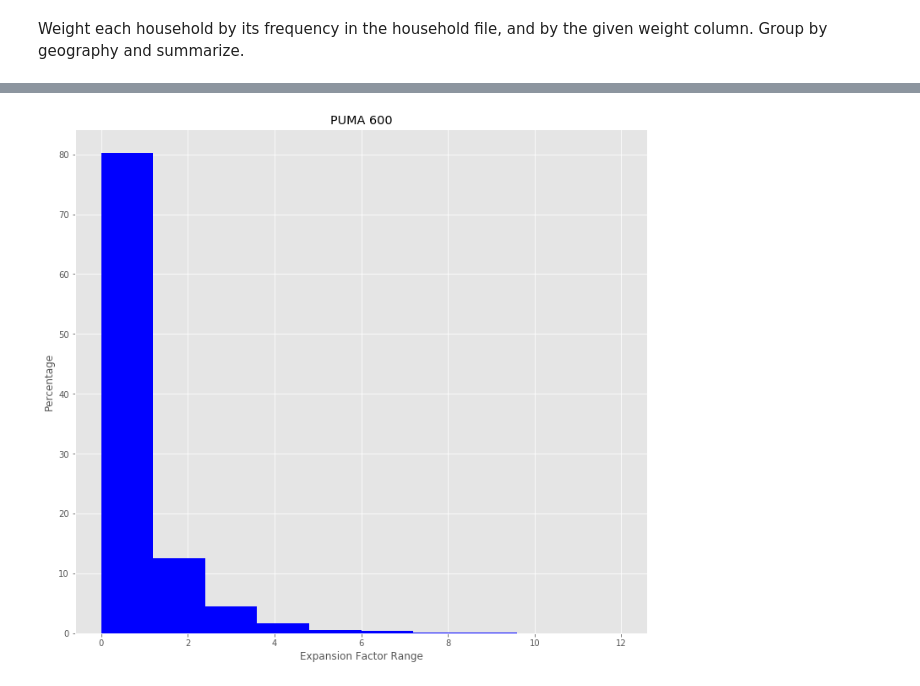
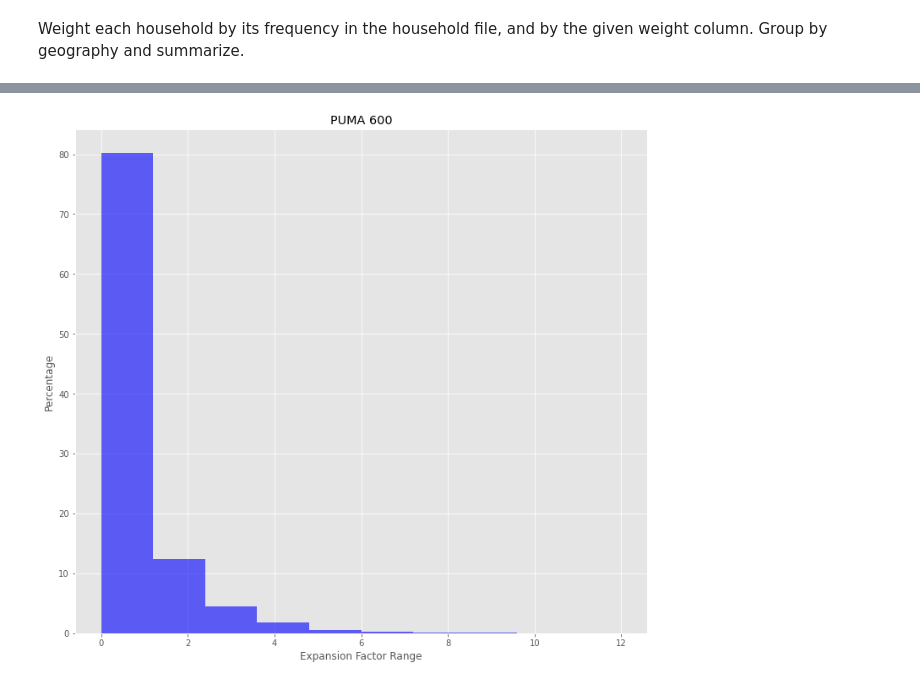
Before and after one commit to ActivitySim/populationsim, a Jupyter notebook: scripts/validation.ipynb, the cells around one changed output, grey strips where cells are left out. Saved outputs shown, nothing was run; the diff lists cells and outputs as text; code cells hidden in the pictures.

```diff
--- a/scripts/validation.ipynb
+++ b/scripts/validation.ipynb
@@ -158,7 +158,7 @@ summary_df.geography.unique()
 # %% [output]
 array(['PUMA', 'TRACT', 'TAZ'], dtype=object)
 # %%
-def meta_geog_df(meta_geog):
+def meta_geog_df(summary_df, meta_geog):
     geography_df = pd.read_csv(os.path.join(popsim_dir, geography_file))
     geog = use_geographies[use_geographies.index(meta_geog) + 1]  # next geography in list
     meta_df = geography_df[[meta_geog, geog]].drop_duplicates(ignore_index=True)
@@ -170,7 +170,7 @@ def meta_geog_df(meta_geog):
 
 for geog in use_geographies:
     if not geog in summary_df.geography.unique():
-        summary_df = summary_df.append(meta_geog_df(geog))
+        summary_df = summary_df.append(meta_geog_df(summary_df, geog))
 
 summary_df.tail()
 # %% [output]
@@ -184,7 +184,7 @@ summary_df.tail()
 # %% [markdown]
 ### Handle each control vs. result comparison specified in `parameters['aggregate_summaries']`.
 # %%
-def process_control(name, geography, control, result):
+def process_control(summary_df, name, geography, control, result):
     """
     Global
     ------
@@ -228,7 +228,7 @@ def process_control(name, geography, control, result):
         'std': pc_difference.std(),
     })
 
-    return stats, frequencies
+    return stats, frequencies, difference
 # %% [markdown]
 ### Plot each comparison and save outputs
 # %%
@@ -239,12 +239,12 @@ summary_fig, axes = plt.subplots(fig_l, fig_w, figsize=(fig_w * 5,fig_l*5))
 
 stats = []
 for params, ax in zip(aggregate_list, axes.ravel()):
-    s, f = process_control(**params)
+    s, f, diff = process_control(summary_df, **params)
     stats.append(s)
 
     ax.set_title(f"{params['geography']} - {params['name']}")
     ax.set_ylabel('Frequency'); ax.set_xlabel('Difference: control vs. result')
-    ax.scatter(f.index, f)
+    ax.hist(diff, bins=10, range=(-5,5), alpha=0.5)
 
 summary_fig.savefig(os.path.join(validation_dir, 'frequencies.pdf'))
 stats_df = pd.DataFrame(stats)
@@ -325,13 +325,13 @@ uniformity_df
 # %%
 geogs = df[geog].unique()
 geog_fig = plt.figure(figsize=(10*len(geogs), 10))
 
 for i, g in enumerate(geogs):
     geog_df = df[df[geog] == g]
     counts, bins = np.histogram(geog_df['ef'])
     ax = geog_fig.add_subplot(1, len(geogs), i+1)
     ax.set_title(f'{geog} {g}')
     ax.set_ylabel('Percentage'); ax.set_xlabel('Expansion Factor Range')
-    ax.hist(bins[:-1], bins, weights=counts*100/len(geog_df))
+    ax.hist(bins[:-1], bins, weights=counts*100/len(geog_df), alpha=0.6)
 # %% [output]
-[figure, old version]
+[figure, new version]
```
Also changed, not shown: parts of 4 cells of this notebook, 4 other files.
